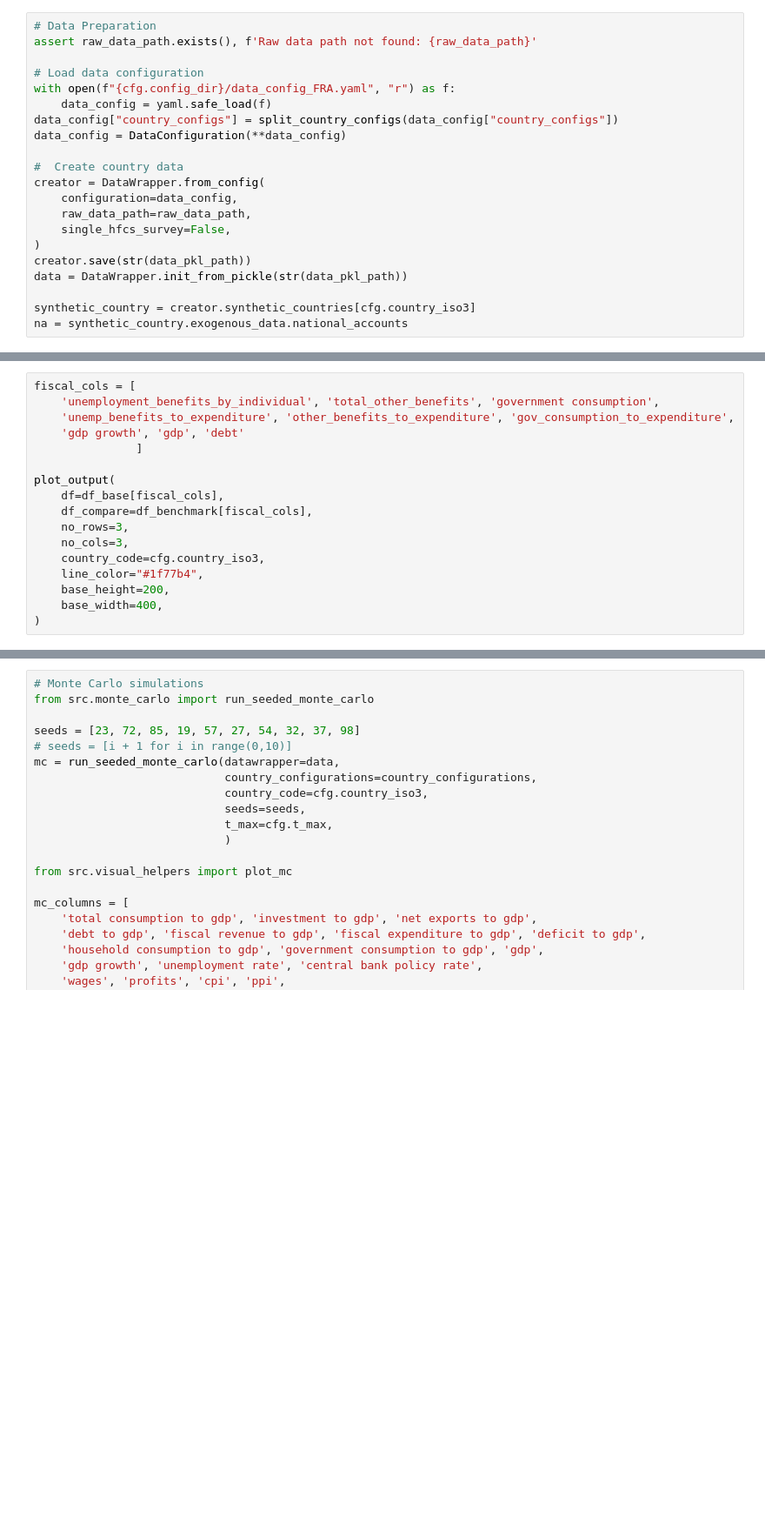
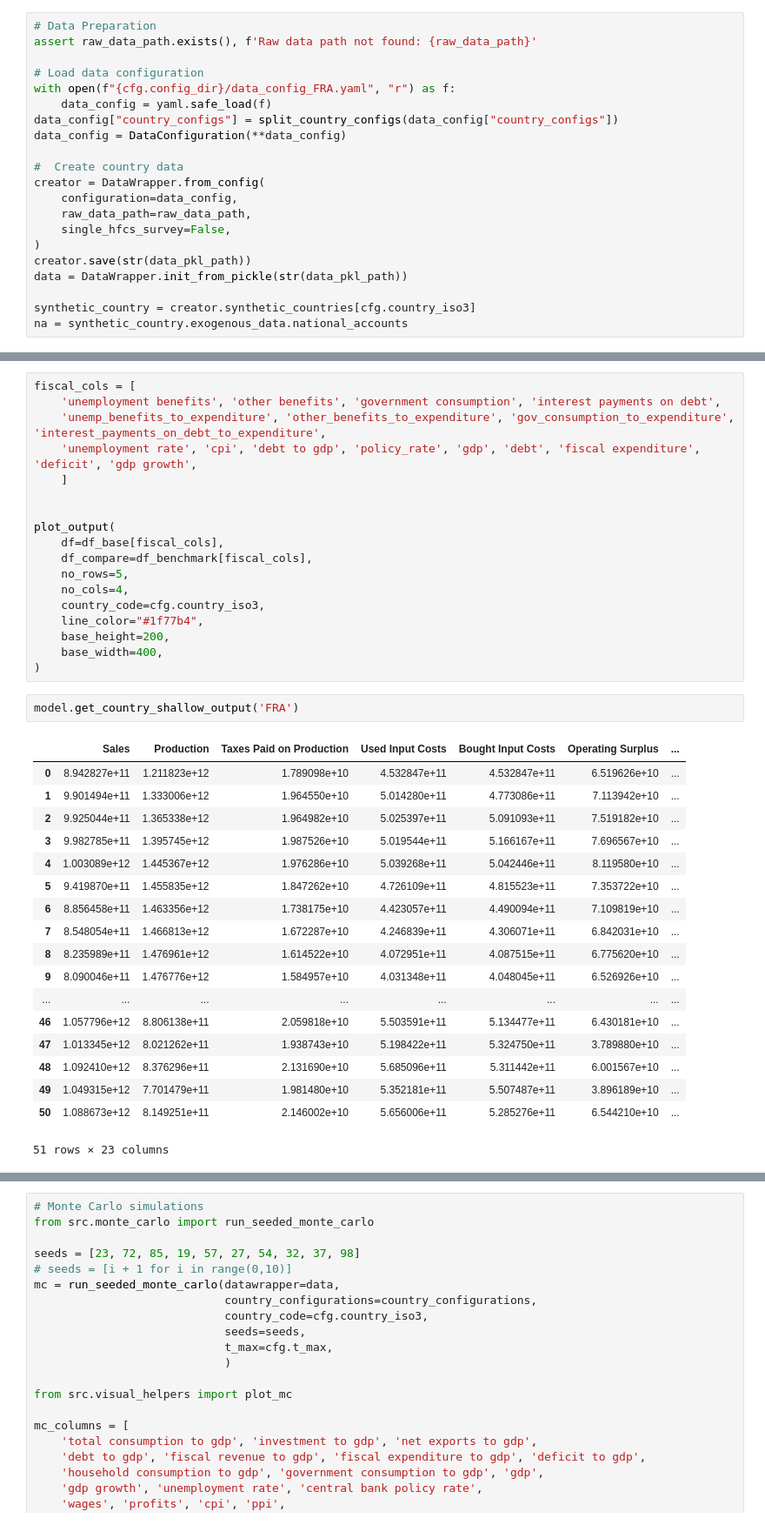
Before and after one commit to INET-Complexity/INET-consumption, a Jupyter notebook: run_model/run_model.ipynb, the cells around one changed output, grey strips where cells are left out. Shown at 87% size. Cells and saved outputs as stored; diff of their text form; blank space fills up the shorter version.

```diff
--- a/run_model/run_model.ipynb
+++ b/run_model/run_model.ipynb
@@ -598,17 +373,39 @@ Benchmark spec:
 # %%
 fiscal_cols = [
-    'unemployment_benefits_by_individual', 'total_other_benefits', 'government consumption',
-    'unemp_benefits_to_expenditure', 'other_benefits_to_expenditure', 'gov_consumption_to_expenditure',
-    'gdp growth', 'gdp', 'debt'
-               ]
+    'unemployment benefits', 'other benefits', 'government consumption', 'interest payments on debt',
+    'unemp_benefits_to_expenditure', 'other_benefits_to_expenditure', 'gov_consumption_to_expenditure', 'interest_payments_on_debt_to_expenditure',
+    'unemployment rate', 'cpi', 'debt to gdp', 'policy_rate', 'gdp', 'debt', 'fiscal expenditure', 'deficit', 'gdp growth',
+    ]
+
 
 plot_output(
     df=df_base[fiscal_cols],
     df_compare=df_benchmark[fiscal_cols],
-    no_rows=3,
-    no_cols=3,
+    no_rows=5,
+    no_cols=4,
     country_code=cfg.country_iso3,
     line_color="#1f77b4",
     base_height=200,
     base_width=400,
 )
+# %%
+model.get_country_shallow_output('FRA')
+# %% [output]
+|  | Sales | Production | Taxes Paid on Production | Used Input Costs | Bought Input Costs | Operating Surplus | ... |
+| 0 | 8.942827e+11 | 1.211823e+12 | 1.789098e+10 | 4.532847e+11 | 4.532847e+11 | 6.519626e+10 | ... |
+| 1 | 9.901494e+11 | 1.333006e+12 | 1.964550e+10 | 5.014280e+11 | 4.773086e+11 | 7.113942e+10 | ... |
+| 2 | 9.925044e+11 | 1.365338e+12 | 1.964982e+10 | 5.025397e+11 | 5.091093e+11 | 7.519182e+10 | ... |
+| 3 | 9.982785e+11 | 1.395745e+12 | 1.987526e+10 | 5.019544e+11 | 5.166167e+11 | 7.696567e+10 | ... |
+| 4 | 1.003089e+12 | 1.445367e+12 | 1.976286e+10 | 5.039268e+11 | 5.042446e+11 | 8.119580e+10 | ... |
+| 5 | 9.419870e+11 | 1.455835e+12 | 1.847262e+10 | 4.726109e+11 | 4.815523e+11 | 7.353722e+10 | ... |
+| 6 | 8.856458e+11 | 1.463356e+12 | 1.738175e+10 | 4.423057e+11 | 4.490094e+11 | 7.109819e+10 | ... |
+| 7 | 8.548054e+11 | 1.466813e+12 | 1.672287e+10 | 4.246839e+11 | 4.306071e+11 | 6.842031e+10 | ... |
+| 8 | 8.235989e+11 | 1.476961e+12 | 1.614522e+10 | 4.072951e+11 | 4.087515e+11 | 6.775620e+10 | ... |
+| 9 | 8.090046e+11 | 1.476776e+12 | 1.584957e+10 | 4.031348e+11 | 4.048045e+11 | 6.526926e+10 | ... |
+| ... | ... | ... | ... | ... | ... | ... | ... |
+| 46 | 1.057796e+12 | 8.806138e+11 | 2.059818e+10 | 5.503591e+11 | 5.134477e+11 | 6.430181e+10 | ... |
+| 47 | 1.013345e+12 | 8.021262e+11 | 1.938743e+10 | 5.198422e+11 | 5.324750e+11 | 3.789880e+10 | ... |
+| 48 | 1.092410e+12 | 8.376296e+11 | 2.131690e+10 | 5.685096e+11 | 5.311442e+11 | 6.001567e+10 | ... |
+| 49 | 1.049315e+12 | 7.701479e+11 | 1.981480e+10 | 5.352181e+11 | 5.507487e+11 | 3.896189e+10 | ... |
+| 50 | 1.088673e+12 | 8.149251e+11 | 2.146002e+10 | 5.656006e+11 | 5.285276e+11 | 6.544210e+10 | ... |
+51 rows × 23 columns
```
Also changed, not shown: parts of 19 cells of this notebook.
